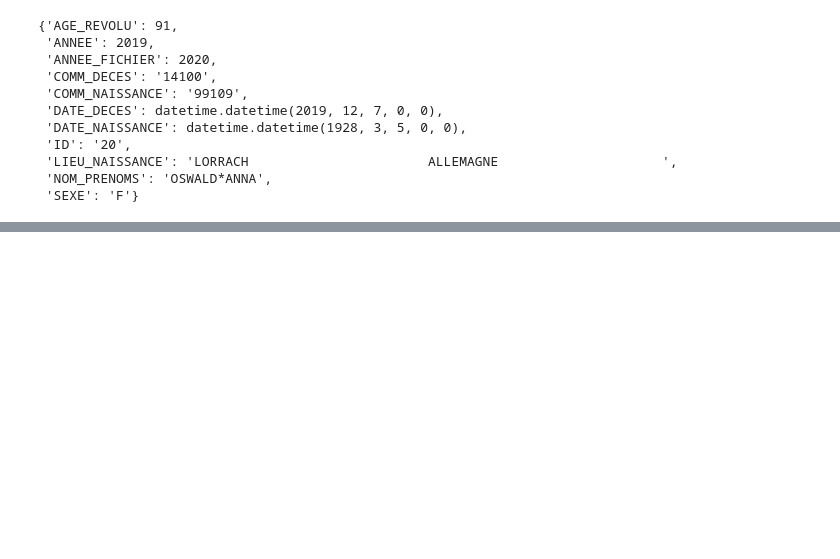
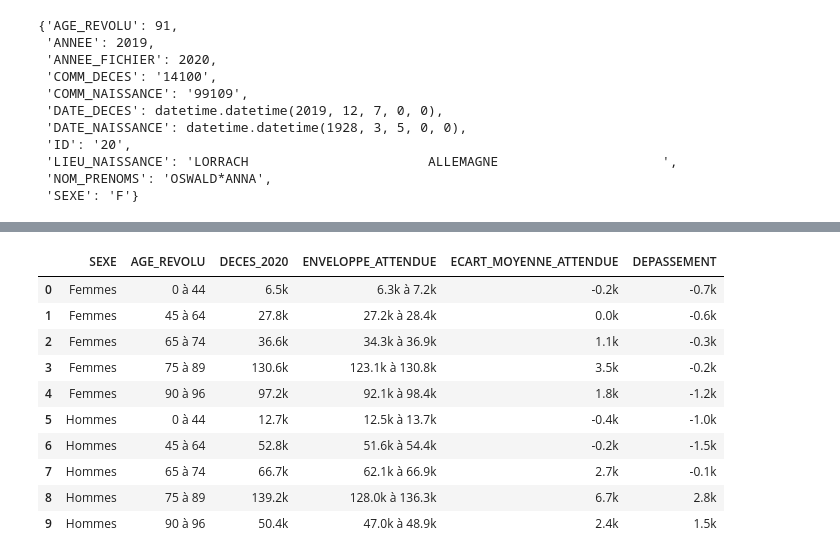
Before and after one commit to aem-aem/mortalite_insee, a Jupyter notebook: Analyse_de_la_mortalité_INSEE.ipynb, the cells around one changed output, grey strips where cells are left out. Saved outputs shown, nothing was run; the diff lists cells and outputs as text; code cells hidden in the pictures; blank space fills up the shorter version.

```diff
--- a/Analyse_de_la_mortalité_INSEE.ipynb
+++ b/Analyse_de_la_mortalité_INSEE.ipynb
@@ -110,6 +154,8 @@ deces_metro['ANNEE'] = deces_metro['DATE_DECES'].map(lambda _date: (_date + time
 # %%
 # Pyramide des ages par sexe en France métropolitaine, celle de 2016 n'est pas facilement disponible
-pyramides_metro = {
-    annee: pd.read_excel(f'https://www.insee.fr/fr/statistiques/fichier/1913143/pyramide-des-ages-{annee}.xls', sheet_name=f'{annee} Métro')[5:-2]
-    for annee in [2017, 2018, 2019, 2020]
-}
+# Attention, le site de l'INSEE connaît de temps en temps des latences ou indisponibilités
+pyramides_metro = {}
+for annee in [2017, 2018, 2019, 2020]:
+  print(annee)
+  pyramides_metro[annee] = pd.read_excel(f'https://www.insee.fr/fr/statistiques/fichier/1913143/pyramide-des-ages-{annee}.xls', sheet_name=f'{annee} Métro')[5:-2]
+  sleep(5)
@@ -142,7 +193,7 @@ _merge = deces_metro_agg.merge(pyramide_metro)
 def mortalite_par_age(df, annee, sexe):
     _df = df[(df['ANNEE'] == annee) & (df['SEXE']==sexe)]
     _df = _df.set_index(_df['AGE_REVOLU'])
-    return pd.DataFrame(_df['NB_DECES'] / _df['NB'], columns=[f'MORTALITE_{annee}_{sexe}'])
+    return pd.DataFrame(_df['NB_DECES'] / _df['NB'], columns=[f'{annee}_{sexe}_MORTALITE'])
 # %%
 # Calcul des series de taux de mortalité pour toutes les combinaisons d'année et sexe
 taux_mortalite = pd.concat([mortalite_par_age(_merge, annee, sexe)
@@ -152,10 +203,9 @@ taux_mortalite = pd.concat([mortalite_par_age(_merge, annee, sexe)
 # Enrichissement avec la pyramide d'age 2020 et la mortalité max et min observée entre 2017 et 2019
 for sexe in ["H", "F"]:
     taux_mortalite[f'NB_2020_{sexe}'] = _merge.query(f'SEXE=="{sexe}" and ANNEE==2020').set_index('AGE_REVOLU')['NB']
-    taux_mortalite[f'MORTALITE_MAX_{sexe}'] =taux_mortalite[[f'MORTALITE_{annee}_{sexe}'
+    taux_mortalite[f'MAX_{sexe}_MORTALITE'] =taux_mortalite[[f'{annee}_{sexe}_MORTALITE'
                                                              for annee in [2017, 2018, 2019]]].max(axis=1)
-    taux_mortalite[f'MORTALITE_MIN_{sexe}'] = taux_mortalite[[f'MORTALITE_{annee}_{sexe}'
+    taux_mortalite[f'MIN_{sexe}_MORTALITE'] = taux_mortalite[[f'{annee}_{sexe}_MORTALITE'
                                                               for annee in [2017, 2018, 2019]]].min(axis=1)
-    # Différence entre la mortalité 2020 et celle hypothétique 2020 avec les taux 2017
-    print(f'Exces de mortalité {sexe} 2020 par rapport à 2017 :', int(taux_mortalite[f'NB_2020_{sexe}'].multiply(
-    (taux_mortalite[f'MORTALITE_2020_{sexe}'] - taux_mortalite[f'MORTALITE_2017_{sexe}'])).sum()))
+    taux_mortalite[f'MOY_{sexe}_MORTALITE'] = taux_mortalite[[f'{annee}_{sexe}_MORTALITE'
+                                                              for annee in [2017, 2018, 2019]]].mean(axis=1)
@@ -198,0 +215,32 @@ findfont: Font family ['normal'] not found. Falling back to DejaVu Sans.
+# %%
+_list = []
+for sexe in ["F", "H"]:
+  for ages in [(0, 44), (45, 64), (65, 74), (75, 89), (90, 96)]:
+    _pop = taux_mortalite.query(f'AGE_REVOLU>={ages[0]} and AGE_REVOLU<={ages[1]}')[f'NB_2020_{sexe}']
+    _deces_2020 = _pop.multiply(taux_mortalite[f'2020_{sexe}_MORTALITE']).sum()
+    _enveloppe_min = _pop.multiply(taux_mortalite[f'MIN_{sexe}_MORTALITE']).sum()
+    _enveloppe_moy = _pop.multiply(taux_mortalite[f'MOY_{sexe}_MORTALITE']).sum()
+    _enveloppe_max = _pop.multiply(taux_mortalite[f'MAX_{sexe}_MORTALITE']).sum()
+    _depassement = _deces_2020 - _enveloppe_max
+    _ecart_moy = _deces_2020 - _enveloppe_moy
+    _list.append(
+        {'SEXE': 'Hommes' if sexe=="H" else 'Femmes', 'AGE_REVOLU': f'{ages[0]} à {ages[1]}',
+         'DECES_2020': f'{k_format(_deces_2020)}',
+         'ENVELOPPE_ATTENDUE': f'{k_format(_enveloppe_min)} à {k_format(_enveloppe_max)}',
+         'ECART_MOYENNE_ATTENDUE':  f'{k_format(_ecart_moy)}',
+         'DEPASSEMENT': f'{k_format(_depassement)}'
+         })
+# %%
+pd.DataFrame(_list)
+# %% [output]
+|  | SEXE | AGE_REVOLU | DECES_2020 | ENVELOPPE_ATTENDUE | ECART_MOYENNE_ATTENDUE | DEPASSEMENT |
+| 0 | Femmes | 0 à 44 | 6.5k | 6.3k à 7.2k | -0.2k | -0.7k |
+| 1 | Femmes | 45 à 64 | 27.8k | 27.2k à 28.4k | 0.0k | -0.6k |
+| 2 | Femmes | 65 à 74 | 36.6k | 34.3k à 36.9k | 1.1k | -0.3k |
+| 3 | Femmes | 75 à 89 | 130.6k | 123.1k à 130.8k | 3.5k | -0.2k |
+| 4 | Femmes | 90 à 96 | 97.2k | 92.1k à 98.4k | 1.8k | -1.2k |
+| 5 | Hommes | 0 à 44 | 12.7k | 12.5k à 13.7k | -0.4k | -1.0k |
+| 6 | Hommes | 45 à 64 | 52.8k | 51.6k à 54.4k | -0.2k | -1.5k |
+| 7 | Hommes | 65 à 74 | 66.7k | 62.1k à 66.9k | 2.7k | -0.1k |
+| 8 | Hommes | 75 à 89 | 139.2k | 128.0k à 136.3k | 6.7k | 2.8k |
+| 9 | Hommes | 90 à 96 | 50.4k | 47.0k à 48.9k | 2.4k | 1.5k |
```
Also changed, not shown: parts of 17 cells of this notebook.
